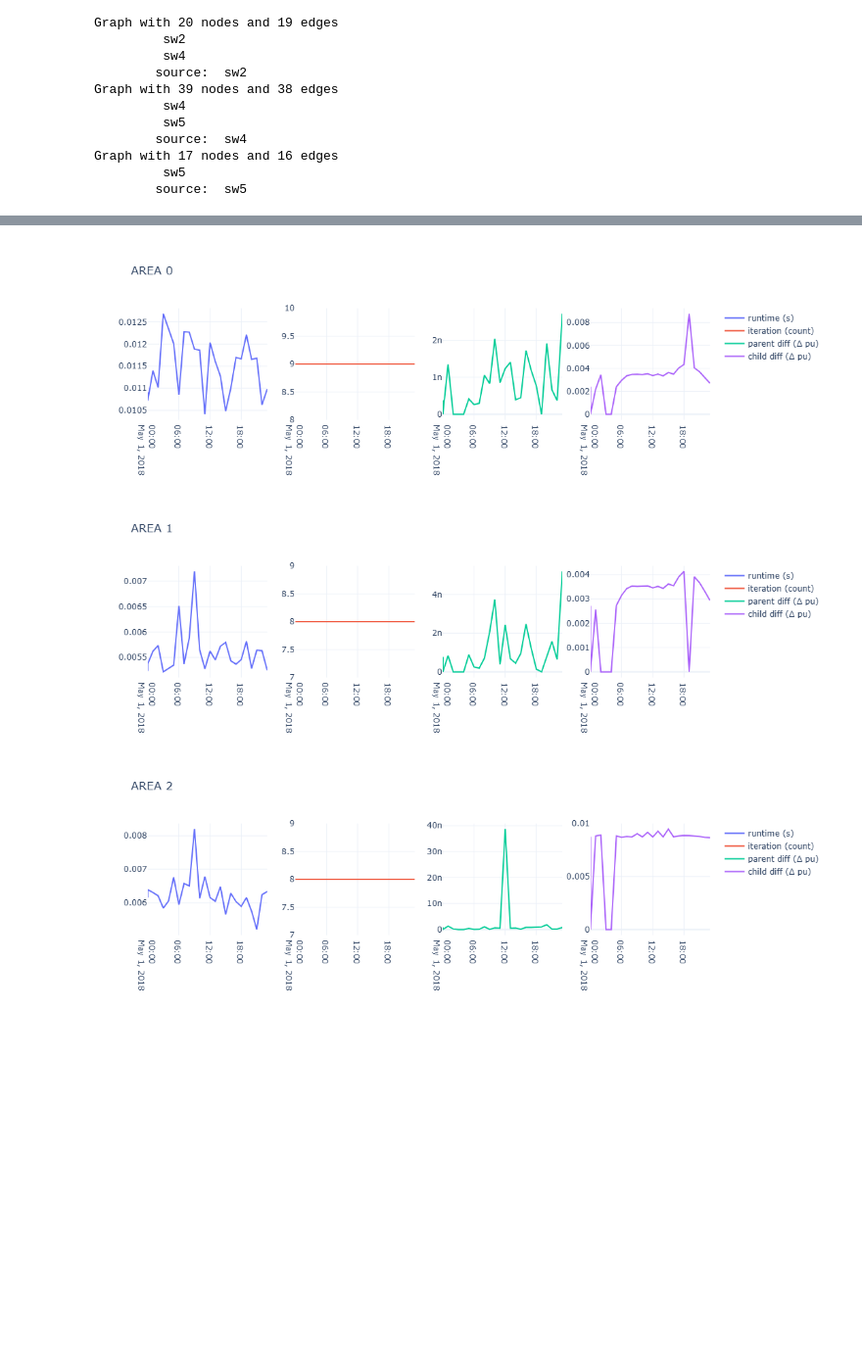
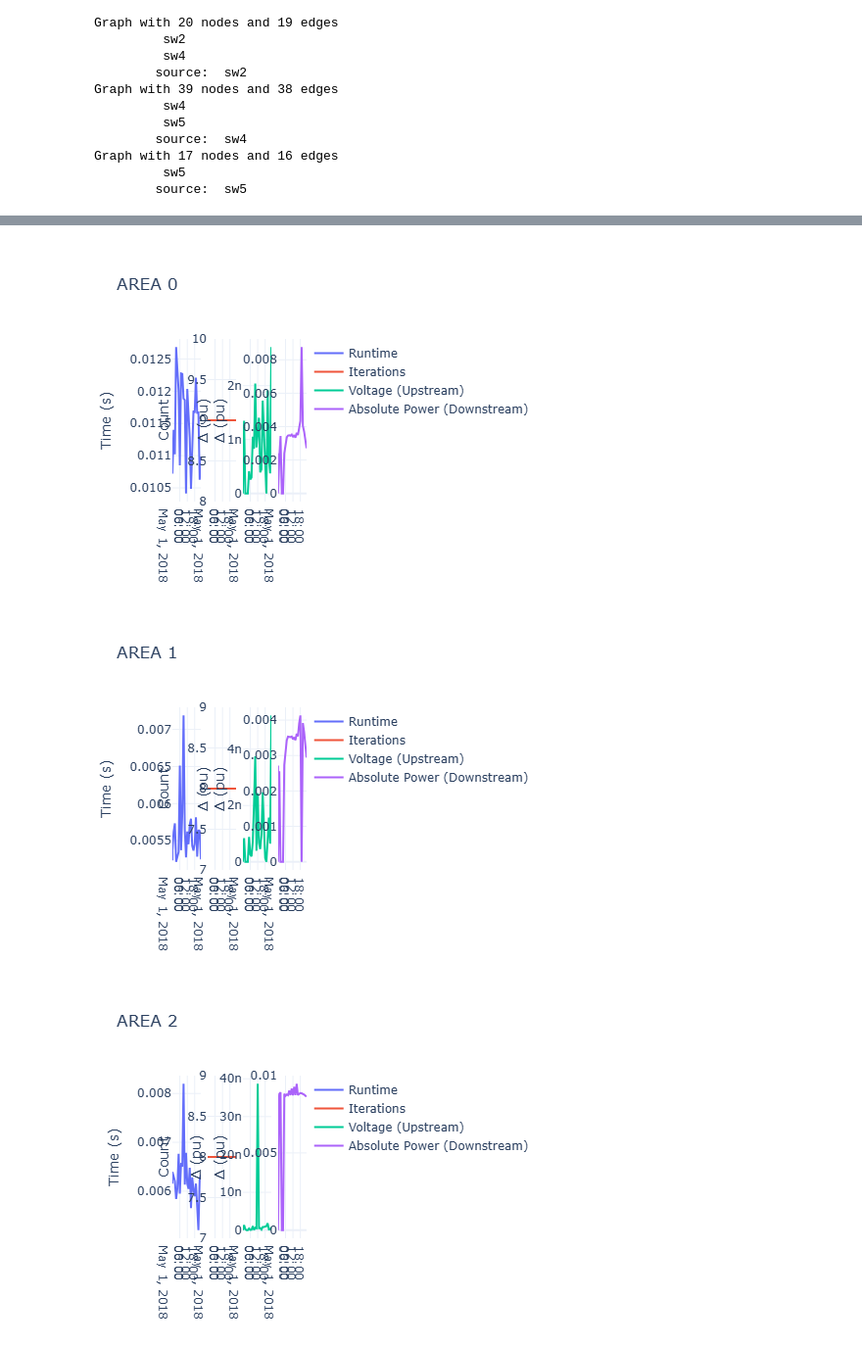
Before and after one commit to pnnl/oedisi_dopf, a Jupyter notebook: workflow_admm.ipynb, the cells around one changed output, grey strips where cells are left out. Shown at 98% size. Cells and saved outputs as stored; diff of their text form; code cells hidden in the pictures; blank space fills up the shorter version.

```diff
--- a/workflow_admm.ipynb
+++ b/workflow_admm.ipynb
@@ -210,5 +212,8 @@ fig.add_trace(
     col=1,
 )
 fig.update_layout(template="plotly_white")
+fig.update_yaxes(title_text="Power (kW)", row=1, col=1)
+fig.update_xaxes(title_text="Bus", row=1, col=1)
+
 fig.show()
 # %% [output]
@@ -216,18 +221,24 @@ fig.show()
 # %%
 for idx in range(5):
     # read data
     stats = feather.read_feather(f"{output}/solver_stats_admm_{idx}.feather")
     stats["time"] = pd.to_datetime(stats["time"], format="%Y-%m-%d %H:%M:%S")
     stats.set_index("time", inplace=True)
 
     fig = make_subplots(rows=1, cols=4,shared_xaxes=True)
-    fig.add_trace(go.Scatter(name="runtime (s)", x=stats.index, y=stats.solve_time, mode="lines"), row=1, col=1)
-    fig.add_trace(go.Scatter(name="iteration (count)", x=stats.index, y=stats.num_iters, mode="lines"), row=1, col=2)
-    fig.add_trace(go.Scatter(name="parent diff (\u0394 pu)", x=stats.index, y=stats.sdn, mode="lines"), row=1, col=3)
-    fig.add_trace(go.Scatter(name="child diff (\u0394 pu)", x=stats.index, y=stats.vup, mode="lines"), row=1, col=4)
+    fig.add_trace(go.Scatter(name="Runtime", x=stats.index, y=stats.solve_time, mode="lines"), row=1, col=1)
+    fig.add_trace(go.Scatter(name="Iterations", x=stats.index, y=stats.num_iters, mode="lines"), row=1, col=2)
+    fig.add_trace(go.Scatter(name="Voltage (Upstream)", x=stats.index, y=stats.sdn, mode="lines"), row=1, col=3)
+    fig.add_trace(go.Scatter(name="Absolute Power (Downstream)", x=stats.index, y=stats.vup, mode="lines"), row=1, col=4)
     fig.update_layout(template="plotly_white", title=f"AREA {idx}")
+        # Add y-axis labels
+    fig.update_yaxes(title_text="Time (s)", row=1, col=1)
+    fig.update_yaxes(title_text="Count", row=1, col=2)
+    fig.update_yaxes(title_text="\u0394 (pu)", row=1, col=3)
+    fig.update_yaxes(title_text="\u0394 (pu)", row=1, col=4)
+
     fig.show()
 # %% [output]
-[figure, old version]
+[figure, new version]
-[figure, old version]
+[figure, new version]
-[figure, old version]
+[figure, new version]
```
Also changed, not shown: parts of 3 cells of this notebook.
